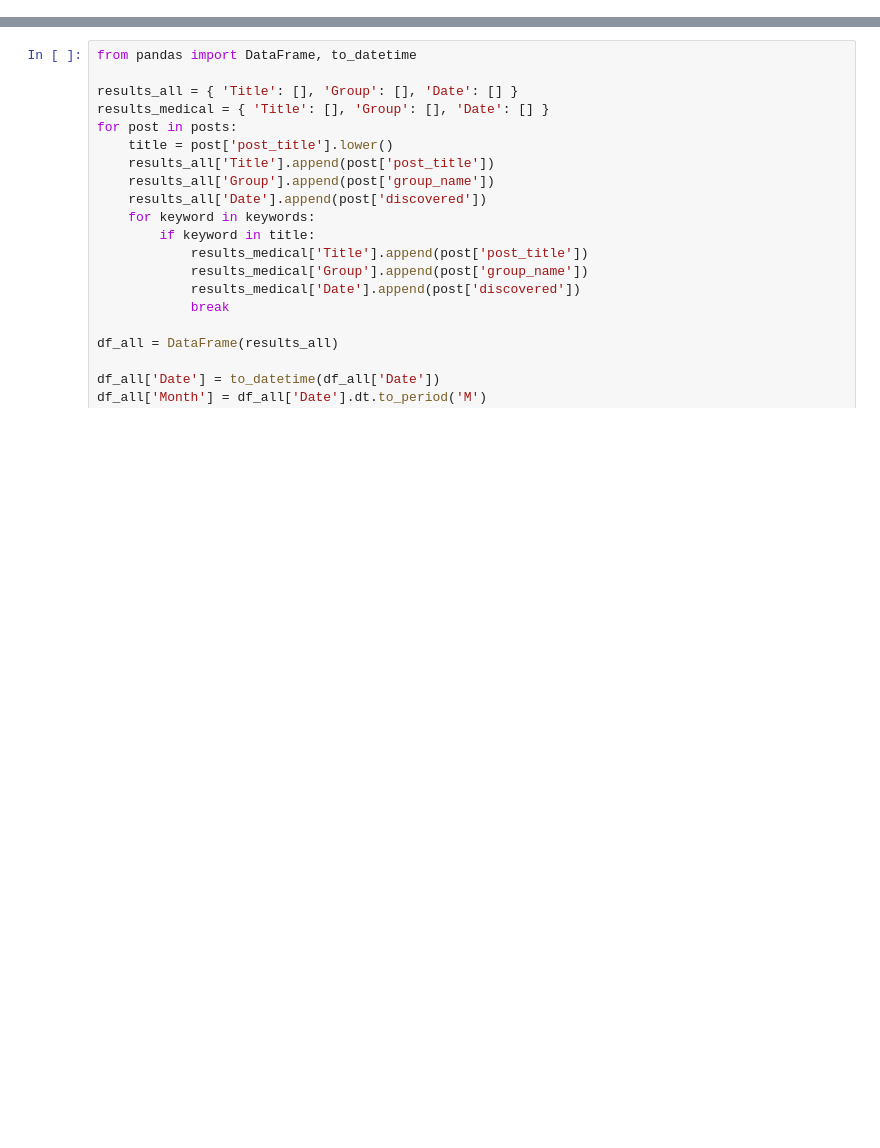
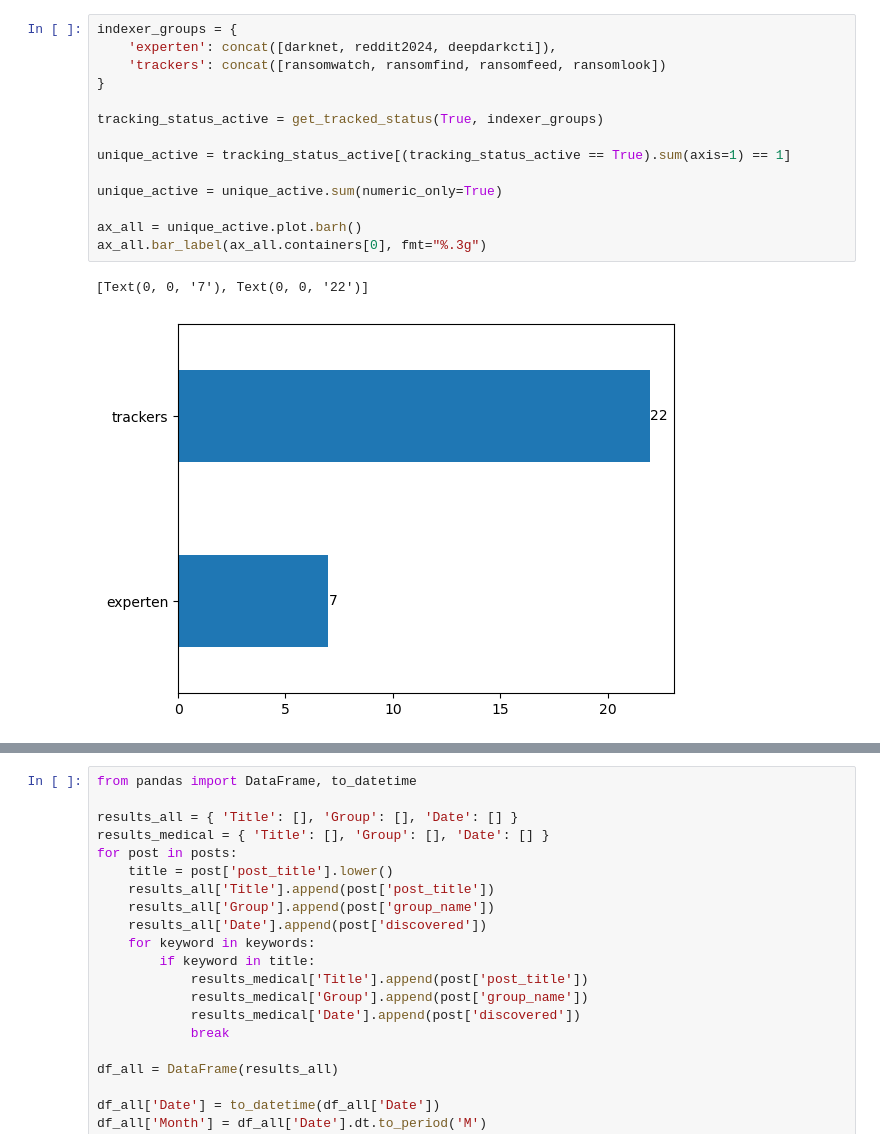
Before and after one commit to kilianfriedrich/darknet-seminar, a Jupyter notebook: leak_sites.ipynb, the cells around one changed output, grey strips where cells are left out. Cells and saved outputs as stored; diff of their text form; blank space fills up the shorter version.

```diff
--- a/leak_sites.ipynb
+++ b/leak_sites.ipynb
@@ -96,0 +186,17 @@ print(groups_all)
+# %%
+indexer_groups = {
+    'experten': concat([darknet, reddit2024, deepdarkcti]),
+    'trackers': concat([ransomwatch, ransomfind, ransomfeed, ransomlook])
+}
+
+tracking_status_active = get_tracked_status(True, indexer_groups)
+
+unique_active = tracking_status_active[(tracking_status_active == True).sum(axis=1) == 1]
+
+unique_active = unique_active.sum(numeric_only=True)
+
+ax_all = unique_active.plot.barh()
+ax_all.bar_label(ax_all.containers[0], fmt="%.3g")
+# %% [output]
+[Text(0, 0, '7'), Text(0, 0, '22')]
+[figure, added]
```
Also changed, not shown: parts of 11 cells of this notebook, 1 other file.
